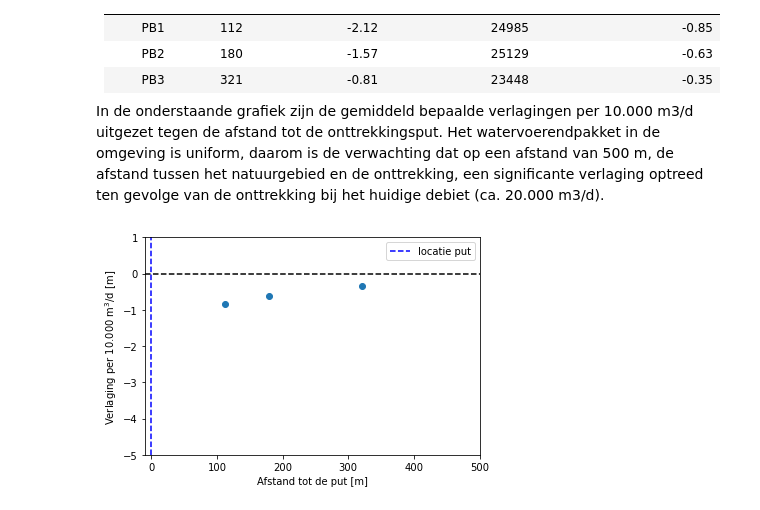
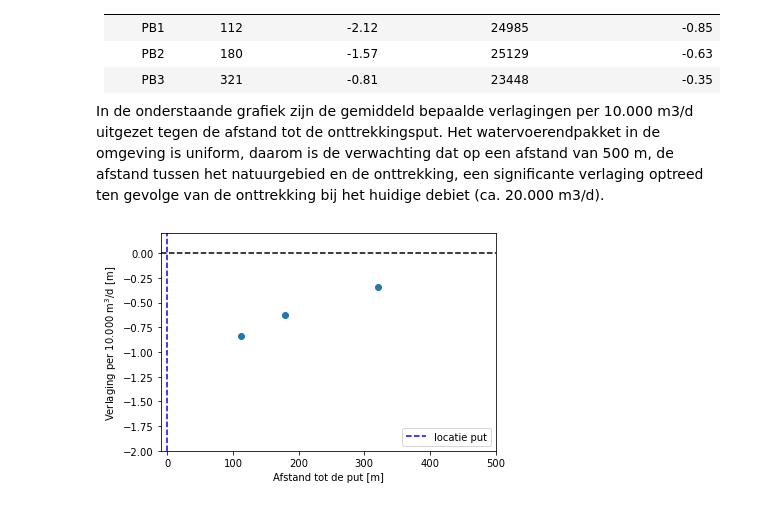
Before and after one commit to ArtesiaWater/stowa_handleiding_tijdreeksanalyse, a Jupyter notebook: casus - Systeem analyse/Casus_systeemanalyse_V03.ipynb, the cells around one changed output. Saved outputs shown, nothing was run; the diff lists cells and outputs as text; code cells hidden in the pictures.

```diff
--- a/casus - Systeem analyse/Casus_systeemanalyse_V03.ipynb
+++ b/casus - Systeem analyse/Casus_systeemanalyse_V03.ipynb
@@ -165,19 +140,12 @@ Voor peilbuis PB2 is een tijdreeksmodel opgezet met dezelfde verklarende reeksen
 ml2 = ps.Model(PB2)
 
 # toevoegen van neerslag en verdamping als verklarende reeksen
-sm1 = ps.StressModel2(stress=[neerslag, verdamping],
-                    rfunc=ps.Gamma,
-                    name='grondwateraanvulling',
-                    settings=('prec', 'evap'))
-ml2.add_stressmodel(sm1)
+sm1 = ps.RechargeModel(neerslag, verdamping, rfunc=ps.Gamma, name='gwa')
 
 # toevoegen van onttrekking als verklarende reeks
-sm2 = ps.StressModel(stress=well,
-                    rfunc=ps.Gamma,
-                    name='onttrekking',
-                    settings='well',
-                    up=False)
-ml2.add_stressmodel(sm2)
+sm2 = ps.StressModel(stress=well, rfunc=ps.Hantush, name='onttrekking',
+                    settings='well', up=False)
+ml2.add_stressmodel([sm1, sm2])
 
 # oplossen van het tijdreeksmodel
 ml2.solve(report=False)
@@ -198,19 +166,12 @@ Als laatste is ook voor peilbuis PB3 een tijdreeksmodel opgesteld.
 ml3 = ps.Model(PB3)
 
 # toevoegen van neerslag en verdamping als verklarende reeksen
-sm1 = ps.StressModel2(stress=[neerslag, verdamping],
-                    rfunc=ps.Gamma,
-                    name='grondwateraanvulling',
-                    settings=('prec', 'evap'))
-ml3.add_stressmodel(sm1)
+sm1 = ps.RechargeModel(neerslag, verdamping, rfunc=ps.Gamma, name='gwa')
 
 # toevoegen van onttrekking als verklarende reeks
-sm2 = ps.StressModel(stress=well,
-                    rfunc=ps.Hantush,
-                    name='onttrekking',
-                    settings='well',
-                    up=False)
-ml3.add_stressmodel(sm2)
+sm2 = ps.StressModel(stress=well, rfunc=ps.Hantush, name='onttrekking',
+                    settings='well', up=False)
+ml3.add_stressmodel([sm1, sm2])
 
 # oplossen van het tijdreeksmodel
 ml3.solve(report=False)
@@ -238,30 +199,30 @@ In de onderstaande grafiek zijn de gemiddeld bepaalde verlagingen per 10.000 m3/
 # %%
 gem_verlaging_1 = ml.get_contribution('onttrekking').mean()
 gem_verlaging_2 = ml2.get_contribution('onttrekking').mean()
 gem_verlaging_3 = ml3.get_contribution('onttrekking').mean()
 
 gem_onttrekking_1 = well[PB1.index[0] : PB1.index[-1]].mean()
 gem_onttrekking_2 = well[PB2.index[0] : PB2.index[-1]].mean()
 gem_onttrekking_3 = well[PB3.index[0] : PB3.index[-1]].mean()
 
 gem_verlaging_norm_1 = gem_verlaging_1 / gem_onttrekking_1 * 10000
 gem_verlaging_norm_2 = gem_verlaging_2 / gem_onttrekking_2 * 10000
 gem_verlaging_norm_3 = gem_verlaging_3 / gem_onttrekking_3 * 10000
 
 dis_1 = 112
 dis_2 = 180
 dis_3 = 321
 
 fig, ax = plt.subplots()
 ax.plot(np.array([dis_1, dis_2, dis_3]),
          np.array([gem_verlaging_norm_1, gem_verlaging_norm_2, gem_verlaging_norm_3]),
         color='C0', marker='o', ls='')
 ax.axvline(x=0, ls='--', color='b', label='locatie put')
 ax.axhline(y=0, ls='--', color='k', label='')
 ax.set_xlim(-10, 500);
-ax.set_ylim(-5, 1);
+ax.set_ylim(-2, 0.2);
 ax.set_xlabel('Afstand tot de put [m]')
 ax.set_ylabel('Verlaging per 10.000 m$^3$/d [m]')
 ax.legend();
 # %% [output]
-[figure, old version]
+[figure, new version]
```
Also changed, not shown: parts of 11 cells of this notebook.
